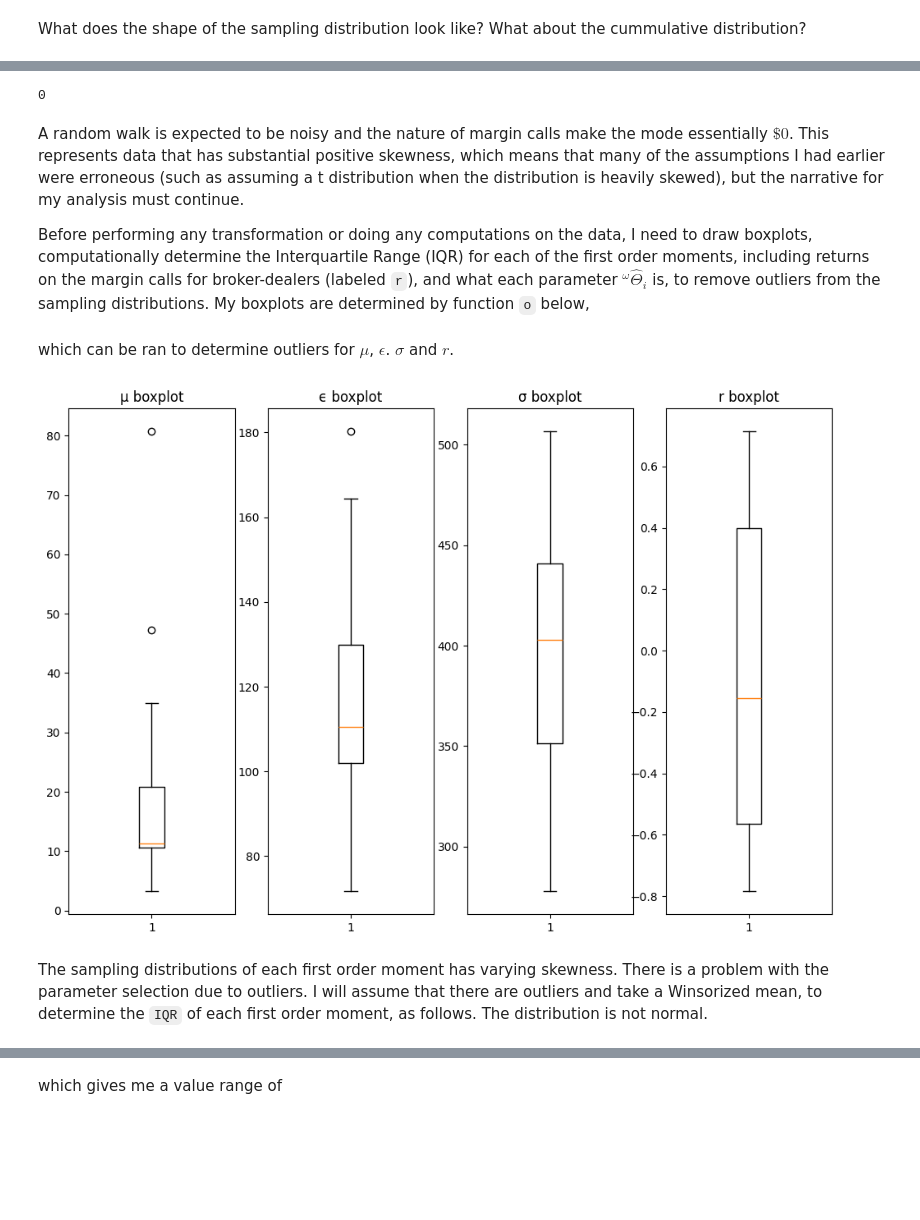
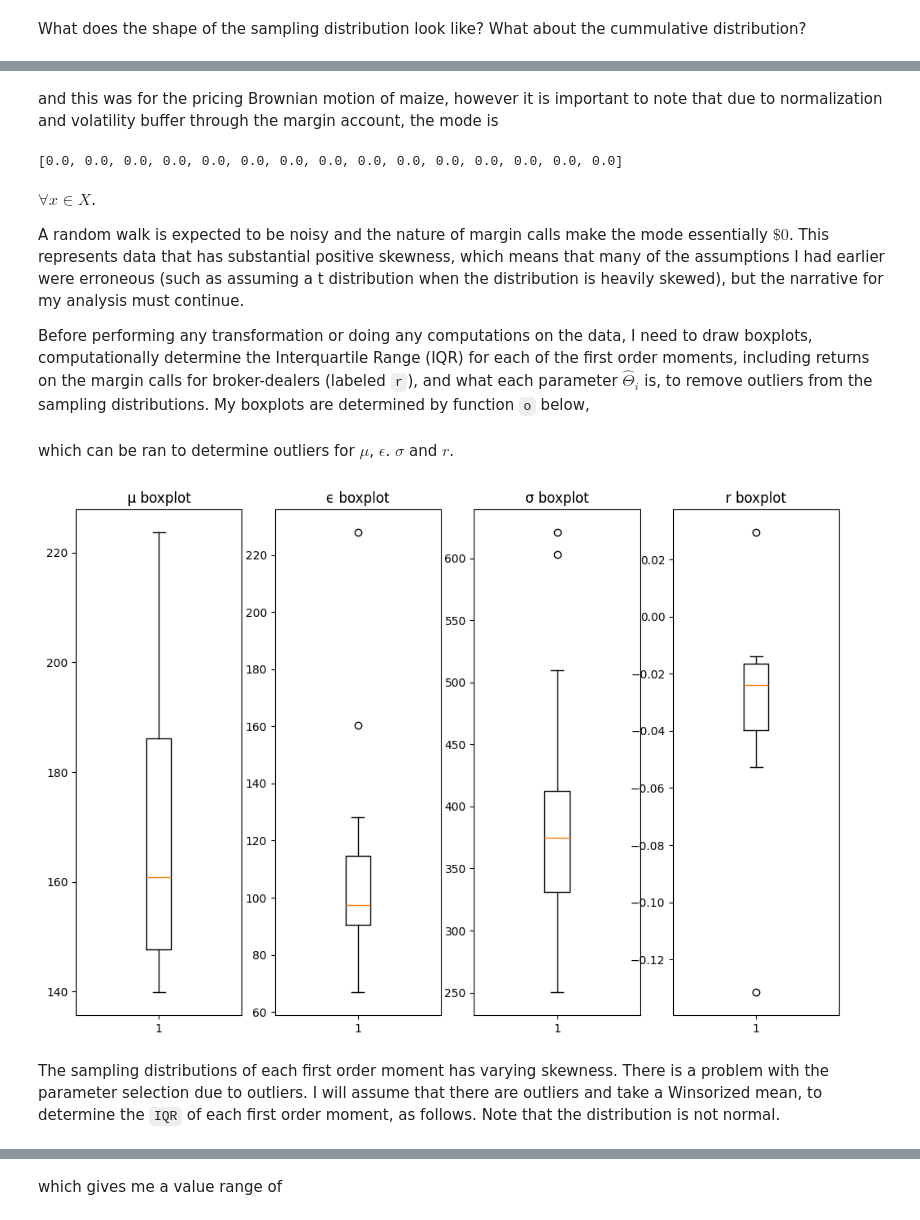
Before and after one commit to salma-rodriguez/Futures-Experiment, a Jupyter notebook: cornfutures_swaptures.ipynb, the cells around one changed output, grey strips where cells are left out. Cells and saved outputs as stored; diff of their text form; code cells hidden in the pictures; blank space fills up the shorter version.

```diff
--- a/cornfutures_swaptures.ipynb
+++ b/cornfutures_swaptures.ipynb
@@ -468,13 +522,17 @@ and the mode is
+# %% [markdown]
+and this was for the pricing Brownian motion of maize, however it is important to note that due to normalization and volatility buffer through the margin account, the mode is
 # %%
 import statistics
 
-statistics.mode(X)
+[statistics.mode(X.iloc[:, i]) for i in range(len(X.iloc[0, :]))]
 # %% [output]
-0
+[0.0, 0.0, 0.0, 0.0, 0.0, 0.0, 0.0, 0.0, 0.0, 0.0, 0.0, 0.0, 0.0, 0.0, 0.0]
 # %% [markdown]
+$\forall x \in X$.
+
 A random walk is expected to be noisy and the nature of margin calls make the mode essentially $\$0$. This represents data that has substantial positive skewness, which means that many of the assumptions I had earlier were erroneous (such as assuming a t distribution when the distribution is heavily skewed), but the narrative for my analysis must continue.
 
-Before performing any transformation or doing any computations on the data, I need to draw boxplots, computationally determine the Interquartile Range (IQR) for each of the first order moments, including returns on the margin calls for broker-dealers (labeled `r`), and what each parameter $^\omega\hat\Theta_i$ is, to remove outliers from the sampling distributions. My boxplots are determined by function `o` below,
+Before performing any transformation or doing any computations on the data, I need to draw boxplots, computationally determine the Interquartile Range (IQR) for each of the first order moments, including returns on the margin calls for broker-dealers (labeled `r`), and what each parameter $\hat\Theta_i$ is, to remove outliers from the sampling distributions. My boxplots are determined by function `o` below,
 # %%
 def o(μ, ϵ, σ, r):
     fig = plt.figure(1, figsize=(0.6*20, 0.4*20))
@@ -492,14 +550,14 @@ which can be ran to determine outliers  for $μ$, $\epsilon$. $\sigma$ and $r$.
 # %%
 μ = parms['WAM']
 ϵ = parms['SEM']
 σ = parms['STD']
-r = parms['r'][1:]
+r = parm2['r'][1:]
 
 o(μ, ϵ, σ, r)
 # %% [output]
-[figure, old version]
+[figure, new version]
 # %% [markdown]
-The sampling distributions of each first order moment has varying skewness. There is a problem with the parameter selection due to outliers. I will assume that there are outliers and take a Winsorized mean, to determine the `IQR` of each first order moment, as follows. The distribution is not normal.
+The sampling distributions of each first order moment has varying skewness. There is a problem with the parameter selection due to outliers. I will assume that there are outliers and take a Winsorized mean, to determine the `IQR` of each first order moment, as follows. Note that the distribution is not normal.
 # %%
 q1_μ = np.percentile(μ, 25, method='midpoint')
 q3_μ = np.percentile(μ, 75, method='midpoint')
```
Also changed, not shown: parts of 122 cells of this notebook.
